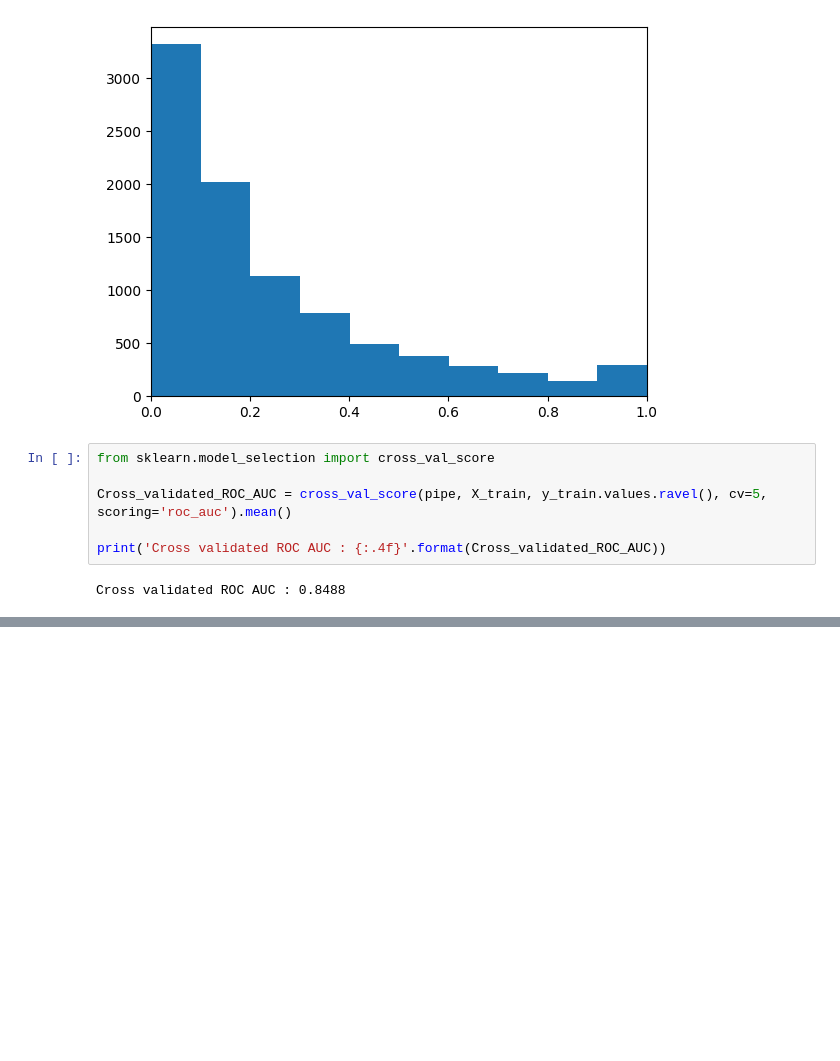
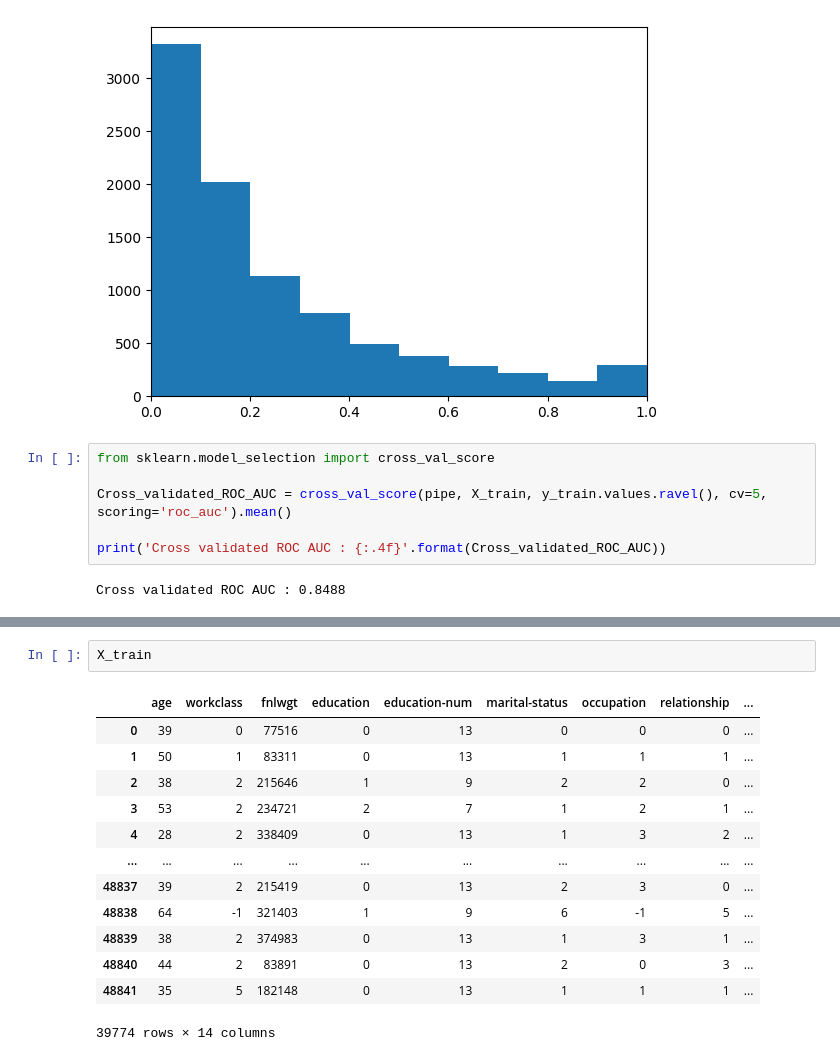
Before and after one commit to SHeywood8/dst-group-project-1, a Jupyter notebook: SheridanH/Regression-Tests.ipynb, the cells around one changed output, grey strips where cells are left out. Saved outputs shown, nothing was run; the diff lists cells and outputs as text; blank space fills up the shorter version.

```diff
--- a/SheridanH/Regression-Tests.ipynb
+++ b/SheridanH/Regression-Tests.ipynb
@@ -324,0 +370,16 @@ NameError: name 'X_train_nan' is not defined
+# %%
+X_train
+# %% [output]
+|  | age | workclass | fnlwgt | education | education-num | marital-status | occupation | relationship | ... |
+| 0 | 39 | 0 | 77516 | 0 | 13 | 0 | 0 | 0 | ... |
+| 1 | 50 | 1 | 83311 | 0 | 13 | 1 | 1 | 1 | ... |
+| 2 | 38 | 2 | 215646 | 1 | 9 | 2 | 2 | 0 | ... |
+| 3 | 53 | 2 | 234721 | 2 | 7 | 1 | 2 | 1 | ... |
+| 4 | 28 | 2 | 338409 | 0 | 13 | 1 | 3 | 2 | ... |
+| ... | ... | ... | ... | ... | ... | ... | ... | ... | ... |
+| 48837 | 39 | 2 | 215419 | 0 | 13 | 2 | 3 | 0 | ... |
+| 48838 | 64 | -1 | 321403 | 1 | 9 | 6 | -1 | 5 | ... |
+| 48839 | 38 | 2 | 374983 | 0 | 13 | 1 | 3 | 1 | ... |
+| 48840 | 44 | 2 | 83891 | 0 | 13 | 2 | 0 | 3 | ... |
+| 48841 | 35 | 5 | 182148 | 0 | 13 | 1 | 1 | 1 | ... |
+39774 rows × 14 columns
```
Also changed, not shown: parts of 6 cells of this notebook, 2 other files.
